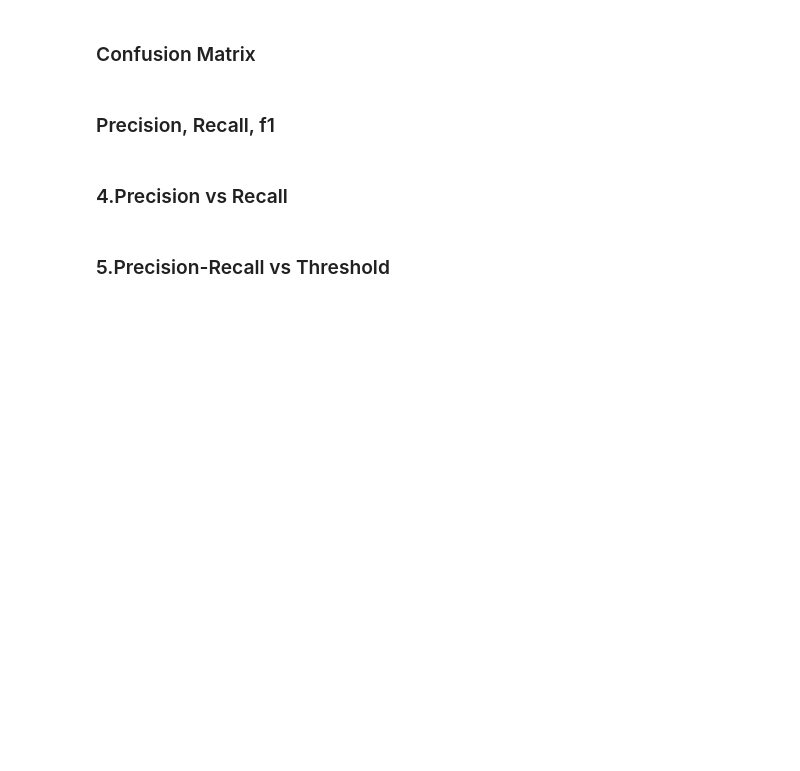
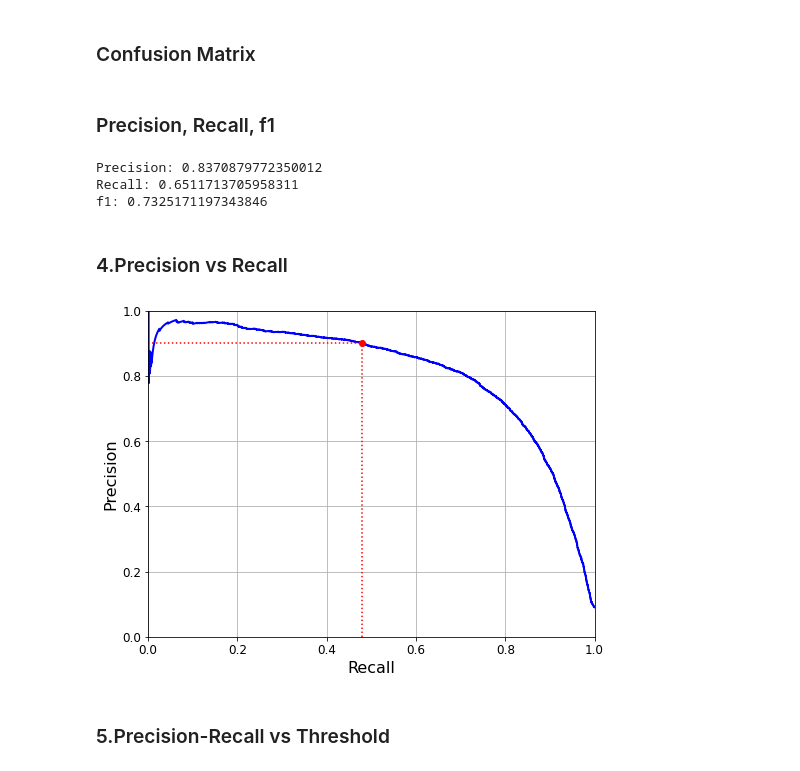
Before and after one commit to amirafshari/basic-ml-projects, a Jupyter notebook: code.ipynb, the cells around one changed output. Saved outputs shown, nothing was run; the diff lists cells and outputs as text; code cells hidden in the pictures; blank space fills up the shorter version.

```diff
--- a/code.ipynb
+++ b/code.ipynb
@@ -96,4 +84,4 @@ y_test_5 = (y_test == 5)
 from sklearn.linear_model import SGDClassifier
 # %%
 sgd_clf = SGDClassifier(random_state=42)
-sgd_clf.fit(X_train, y_train_5)
+sgd_pred = cross_val_predict(sgd_clf, X_train, y_train_5, cv=3)
@@ -190,28 +170,35 @@ cm = confusion_matrix(y_train_5, y_train_pred)
 # %% [markdown]
 ### Precision, Recall, f1
 # %%
-pr = precision_score(y_train_5, y_train_pred)
+pr = precision_score(y_train_5, sgd_pred)
 #cm[1, 1] / (cm[0, 1] + cm[1, 1])
 
-re = recall_score(y_train_5, y_train_pred)
+re = recall_score(y_train_5, sgd_pred)
 #cm[1, 1] / (cm[1, 0] + cm[1, 1])
 
-f1 = f1_score(y_train_5, y_train_pred)
+f1 = f1_score(y_train_5, sgd_pred)
 # cm[1, 1] / (cm[1, 1] + (cm[1, 0] + cm[0, 1]) / 2)
 
 scores(pr, re, f1)
+# %% [output]
+Precision: 0.8370879772350012
+Recall: 0.6511713705958311
+f1: 0.7325171197343846
 # %% [markdown]
 ### 4.Precision vs Recall
+# %%
+y_scores = cross_val_predict(sgd_clf, X_train, y_train_5, cv=3, method="decision_function")
+recall_90_precision = recalls[np.argmax(precisions >= 0.90)]
 # %%
-y_scores = cross_val_predict(sgd_clf, X_train, y_train_5, cv=3,
-                             method="decision_function")
 precisions, recalls, thresholds = precision_recall_curve(y_train_5, y_scores)
 
 plot_precision_vs_recall(precisions, recalls)
 plt.plot([recall_90_precision, recall_90_precision], [0., 0.9], "r:")
 plt.plot([0.0, recall_90_precision], [0.9, 0.9], "r:")
 plt.plot([recall_90_precision], [0.9], "ro")
 plt.show()
+# %% [output]
+[figure, added]
 # %% [markdown]
 ### 5.Precision-Recall vs Threshold
 # %%
```
Also changed, not shown: parts of 19 cells of this notebook.
